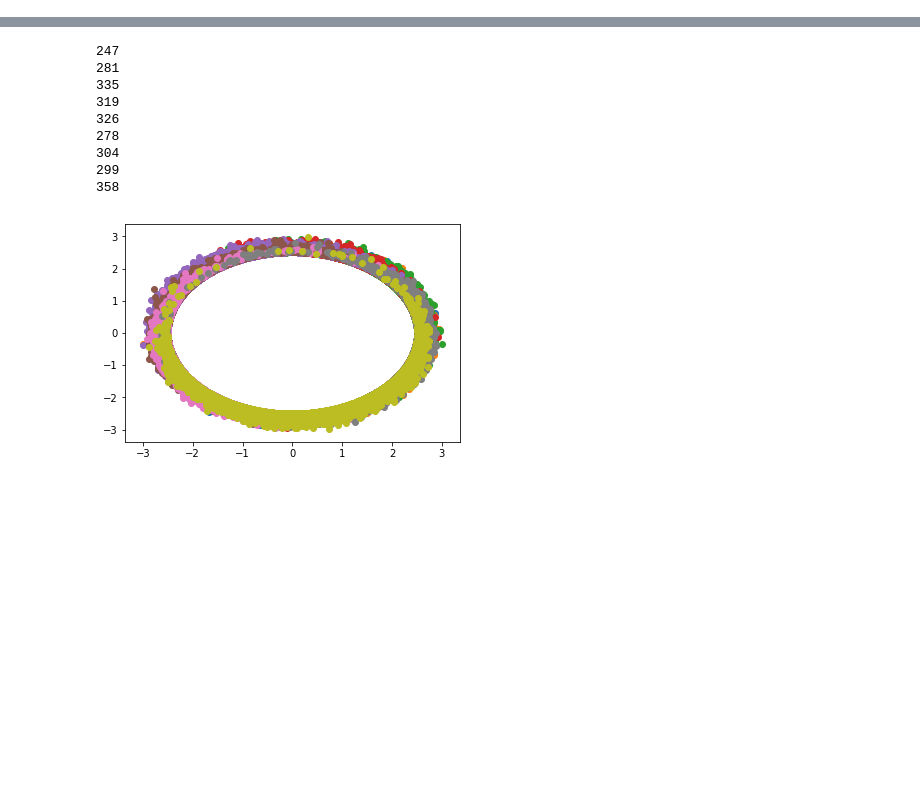
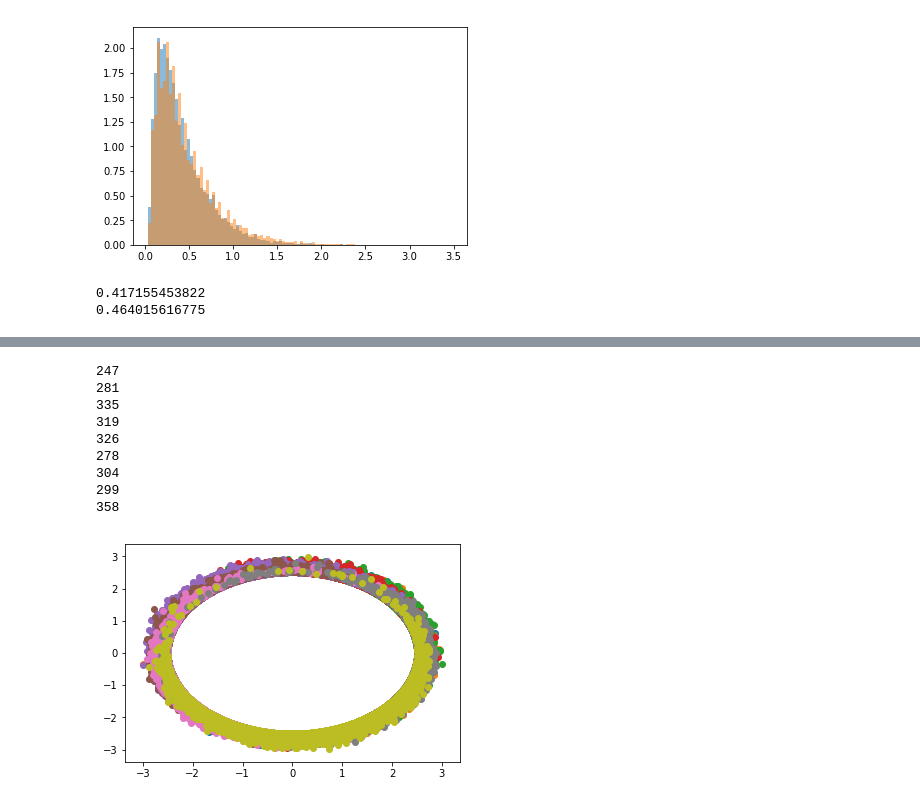
Before and after one commit to markovmodel/msmrd, a Jupyter notebook: scripts/createMSM_periodicBoundaries.ipynb, the cells around one changed output, grey strips where cells are left out. Drawn from its saved outputs; the diff is of its cells as text; code cells hidden in the pictures; blank space fills up the shorter version.

```diff
--- a/scripts/createMSM_periodicBoundaries.ipynb
+++ b/scripts/createMSM_periodicBoundaries.ipynb
@@ -8,6 +16,6 @@ import MSMRD.trajectories.trajectoryTools as trajTools
 # %%
 %%time
-numfiles = 51
+numfiles = 52
 # Extract trajectories from file using asym2Dtraj class
 fname = '../data/asym2D/box/2DasymTrajsLong_B6_RT1E7_dt001_SI10'
 samplingInterval = 10
@@ -91,3 +67,17 @@ Wall time: 5.81 s
+# %%
+exitTimesBenchmark = np.array(pickle.load(open('exitTimes_state4.p', 'r')))
+exitTimesArray = np.array(exitTimes[4], dtype=float)*0.01
+# %%
+hist1 = plt.hist(exitTimesBenchmark, bins=100, alpha=0.5, normed=True)
+hist2 = plt.hist(exitTimesArray, bins=hist1[1], alpha=0.5, normed=True)
+# %% [output]
+[figure, added]
+# %%
+print np.mean(exitTimesBenchmark)
+print np.mean(exitTimesArray)
+# %% [output]
+0.417155453822
+0.464015616775
 # %%
 %%time
 transitionTrajs = discretizer.getTransitionTrajs(dTruncTrajs)
```
Also changed, not shown: parts of 41 cells of this notebook, 3 other files.
